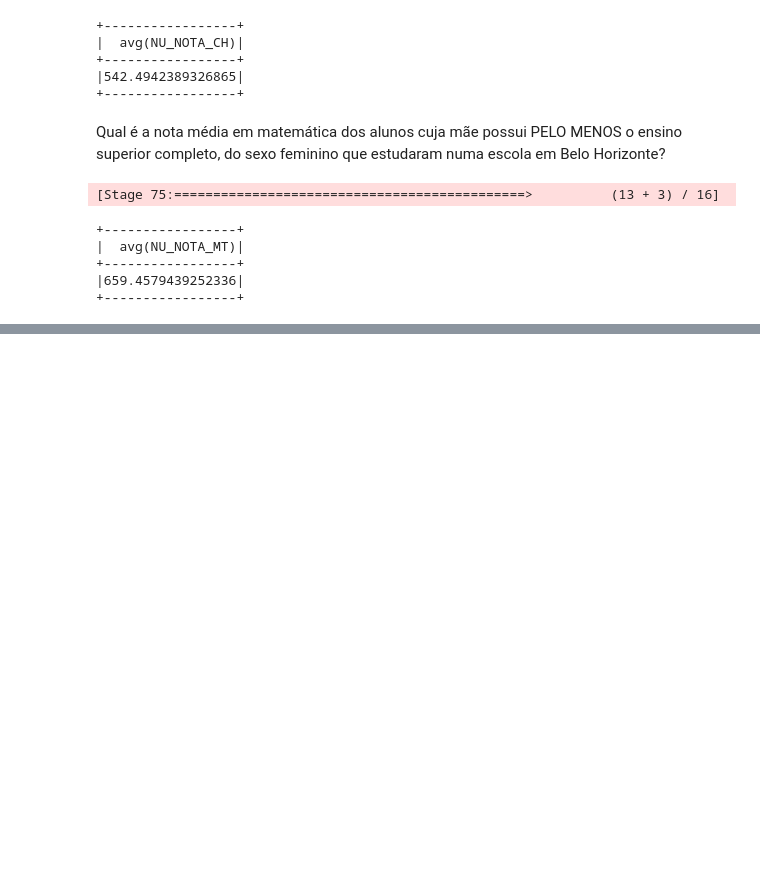
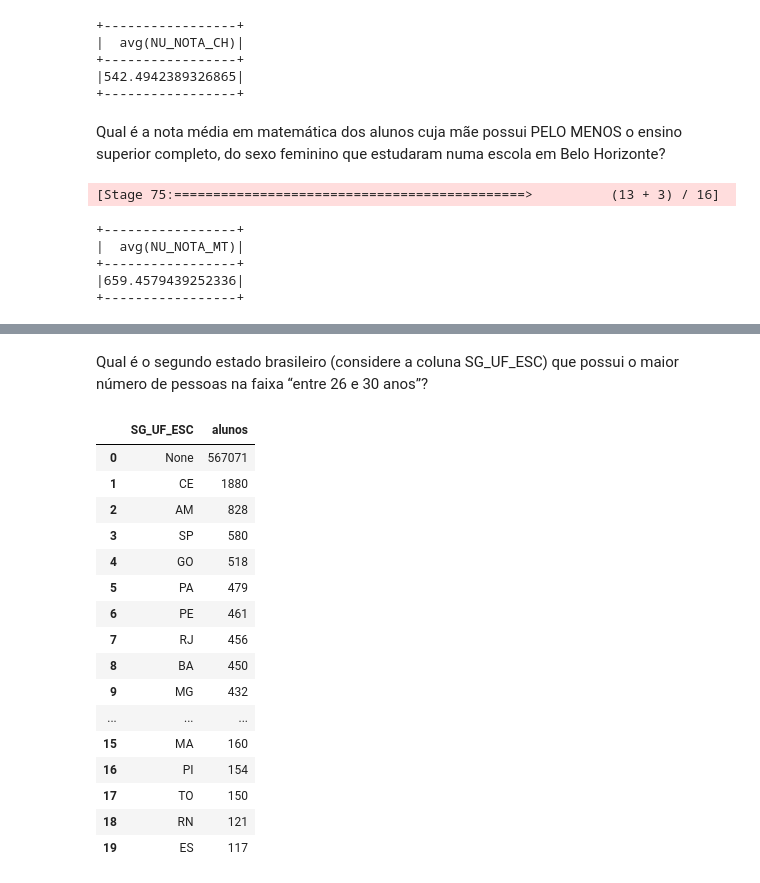
Before and after one commit to GusAlmeida93/enem-pyspark-athena, a Jupyter notebook: eda.ipynb, the cells around one changed output, grey strips where cells are left out. Saved outputs shown, nothing was run; the diff lists cells and outputs as text; code cells hidden in the pictures; blank space fills up the shorter version.

```diff
--- a/eda.ipynb
+++ b/eda.ipynb
@@ -400,0 +453,27 @@ df_microdados.filter(col('NO_MUNICIPIO_ESC') == 'Belo Horizonte')\
+# %% [markdown]
+Qual é o segundo estado brasileiro (considere a coluna SG_UF_ESC) que possui o maior número de pessoas na faixa “entre 26 e 30 anos”?
+# %%
+df_microdados.filter(col('TP_FAIXA_ETARIA') == 11)\
+    .groupBy('SG_UF_ESC')\
+    .agg(count('NU_ANO').alias('alunos'))\
+    .sort('alunos', ascending=False)\
+    .limit(20)\
+    .toPandas()
+# %% [output]
+|  | SG_UF_ESC | alunos |
+| 0 | None | 567071 |
+| 1 | CE | 1880 |
+| 2 | AM | 828 |
+| 3 | SP | 580 |
+| 4 | GO | 518 |
+| 5 | PA | 479 |
+| 6 | PE | 461 |
+| 7 | RJ | 456 |
+| 8 | BA | 450 |
+| 9 | MG | 432 |
+| ... | ... | ... |
+| 15 | MA | 160 |
+| 16 | PI | 154 |
+| 17 | TO | 150 |
+| 18 | RN | 121 |
+| 19 | ES | 117 |
```
Also changed, not shown: parts of 32 cells of this notebook.
